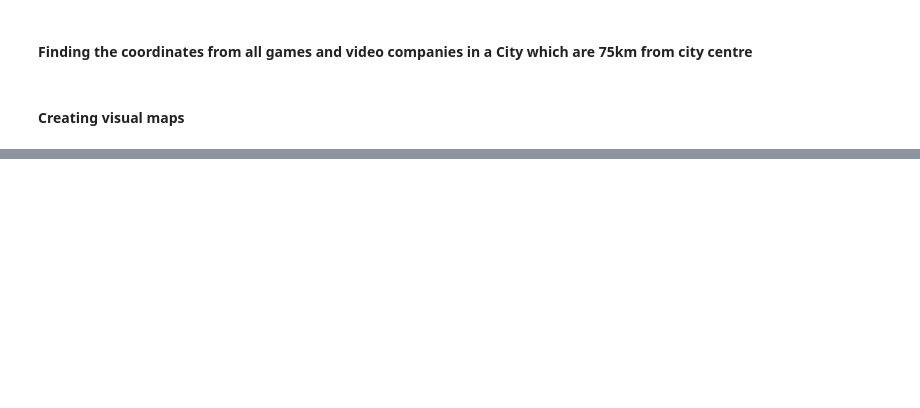
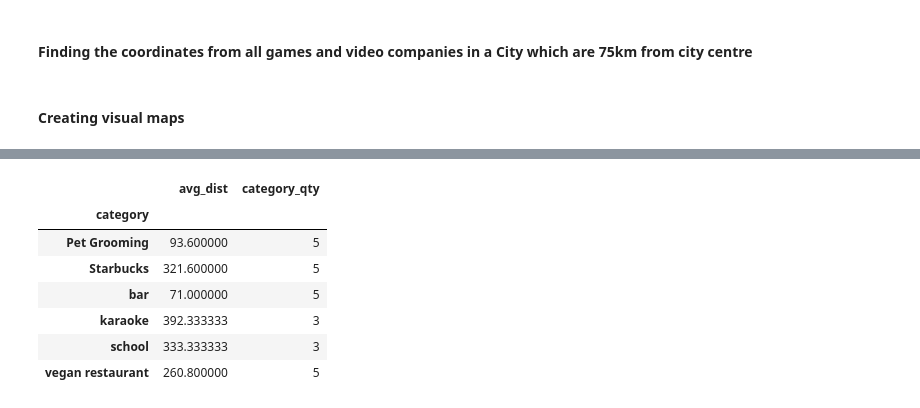
Before and after one commit to psaeztorres/PROJECT-III-Geolocalization, a Jupyter notebook: PROJECT -3.ipynb, the cells around one changed output, grey strips where cells are left out. Cells and saved outputs as stored; diff of their text form; code cells hidden in the pictures; blank space fills up the shorter version.

```diff
--- a/PROJECT -3.ipynb
+++ b/PROJECT -3.ipynb
@@ -124,0 +133,2 @@ STB_SF = sf.requests_for_foursquare ('Starbucks', 37.761929979999955,-122.392189
+# %%
+LND_queries = sf.queries_for_a_city (51.51689597746479, -0.1473155197183098, 'Starbucks', 'Pet Grooming','vegan restaurant','Middle School', 'Elementary School','bar','karaoke')
@@ -124,0 +169,12 @@ STB_SF = sf.requests_for_foursquare ('Starbucks', 37.761929979999955,-122.392189
+# %%
+LND_venues = cl.distance_venue_city (queries, LND_queries)
+LND_venues
+# %% [output]
+|  | avg_dist | category_qty |
+| category |  |  |
+| Pet Grooming | 93.600000 | 5 |
+| Starbucks | 321.600000 | 5 |
+| bar | 71.000000 | 5 |
+| karaoke | 392.333333 | 3 |
+| school | 333.333333 | 3 |
+| vegan restaurant | 260.800000 | 5 |
```
Also changed, not shown: parts of 17 cells of this notebook, 2 other files.
